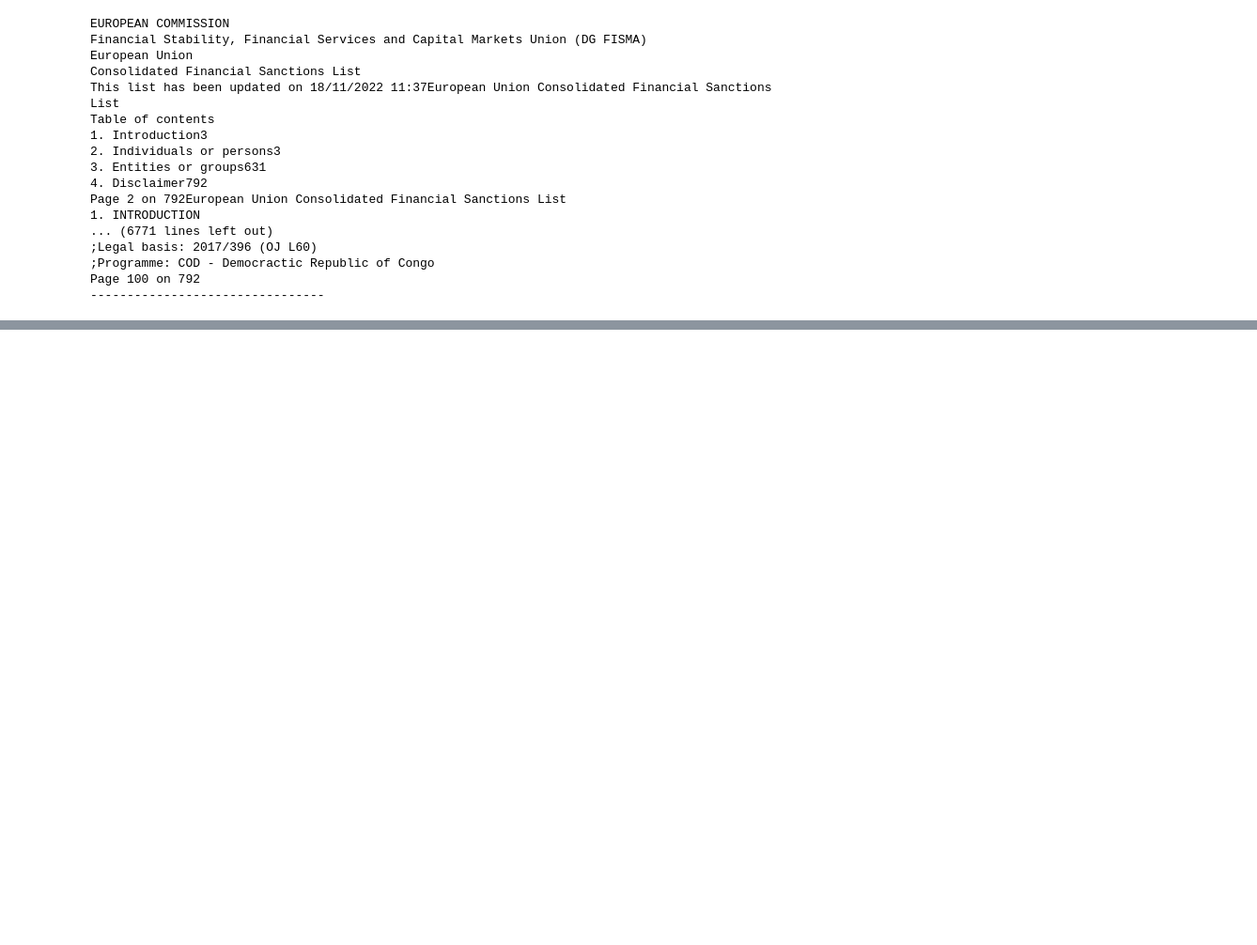
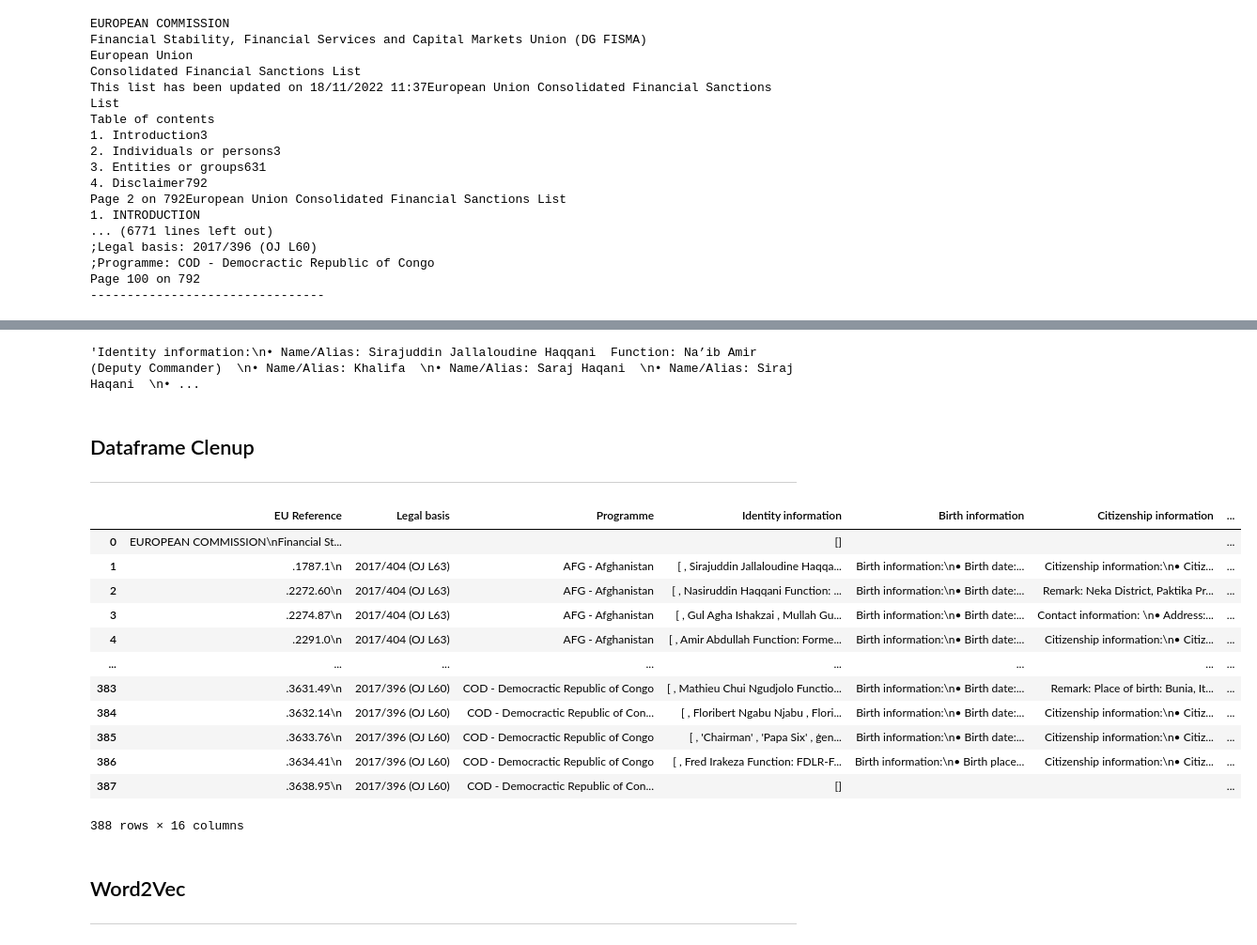
Before and after one commit to j0si/fuzzy_sanctions, a Jupyter notebook: wordEmbedding.ipynb, the cells around one changed output, grey strips where cells are left out. Shown at 94% size. Drawn from its saved outputs; the diff is of its cells as text; code cells hidden in the pictures; blank space fills up the shorter version.

```diff
--- a/wordEmbedding.ipynb
+++ b/wordEmbedding.ipynb
@@ -58,4 +58,5 @@ Page 100 on 792
 # %%
 # Create dataframe
 dbn_df = pd.DataFrame([sub.split(";") for sub in testListSplit])
-dbn_df.head()
+dbn_df.columns = ['EU Reference', 'Legal basis', 'Programme', 'Identity information', 'Birth information', 'Citizenship information', 'Contact information', 'Remark','','','','','','','','']
+dbn_df.fillna("",inplace=True)
@@ -79,0 +63,7 @@ dbn_df.head()
+# %%
+dbn_df['Identity information'][1]
+# %% [output]
+'Identity information:\n• Name/Alias: Sirajuddin Jallaloudine Haqqani  Function: Na’ib Amir (Deputy Commander)  \n• Name/Alias: Khalifa  \n• Name/Alias: Saraj Haqani  \n• Name/Alias: Siraj Haqani  \n• ...
+# %% [markdown]
+## Dataframe Clenup
+---
@@ -79,0 +78,24 @@ dbn_df.head()
+# %%
+# teststring = 'das; ist; ein ; string;'
+# [x for x in teststring.split(';')]
+
+dbn_df['Identity information'] = dbn_df['Identity information'].apply(lambda content: [x for x in content.split(';')])
+# %%
+dbn_df
+# %% [output]
+|  | EU Reference | Legal basis | Programme | Identity information | Birth information | Citizenship information | ... |
+| 0 | EUROPEAN COMMISSION\nFinancial St... |  |  | [] |  |  | ... |
+| 1 | .1787.1\n | 2017/404 (OJ L63) | AFG - Afghanistan | [ , Sirajuddin Jallaloudine Haqqa... | Birth information:\n• Birth date:... | Citizenship information:\n• Citiz... | ... |
+| 2 | .2272.60\n | 2017/404 (OJ L63) | AFG - Afghanistan | [ , Nasiruddin Haqqani Function: ... | Birth information:\n• Birth date:... | Remark: Neka District, Paktika Pr... | ... |
+| 3 | .2274.87\n | 2017/404 (OJ L63) | AFG - Afghanistan | [ , Gul Agha Ishakzai , Mullah Gu... | Birth information:\n• Birth date:... | Contact information: \n• Address:... | ... |
+| 4 | .2291.0\n | 2017/404 (OJ L63) | AFG - Afghanistan | [ , Amir Abdullah Function: Forme... | Birth information:\n• Birth date:... | Citizenship information:\n• Citiz... | ... |
+| ... | ... | ... | ... | ... | ... | ... | ... |
+| 383 | .3631.49\n | 2017/396 (OJ L60) | COD - Democractic Republic of Congo | [ , Mathieu Chui Ngudjolo Functio... | Birth information:\n• Birth date:... | Remark: Place of birth: Bunia, It... | ... |
+| 384 | .3632.14\n | 2017/396 (OJ L60) | COD - Democractic Republic of Con... | [ , Floribert Ngabu Njabu , Flori... | Birth information:\n• Birth date:... | Citizenship information:\n• Citiz... | ... |
+| 385 | .3633.76\n | 2017/396 (OJ L60) | COD - Democractic Republic of Congo | [ , 'Chairman' , 'Papa Six' , ģen... | Birth information:\n• Birth date:... | Citizenship information:\n• Citiz... | ... |
+| 386 | .3634.41\n | 2017/396 (OJ L60) | COD - Democractic Republic of Congo | [ , Fred Irakeza Function: FDLR-F... | Birth information:\n• Birth place... | Citizenship information:\n• Citiz... | ... |
+| 387 | .3638.95\n | 2017/396 (OJ L60) | COD - Democractic Republic of Con... | [] |  |  | ... |
+388 rows × 16 columns
+# %% [markdown]
+## Word2Vec
+---
```
Also changed, not shown: parts of 3 cells of this notebook, 1 other file.
